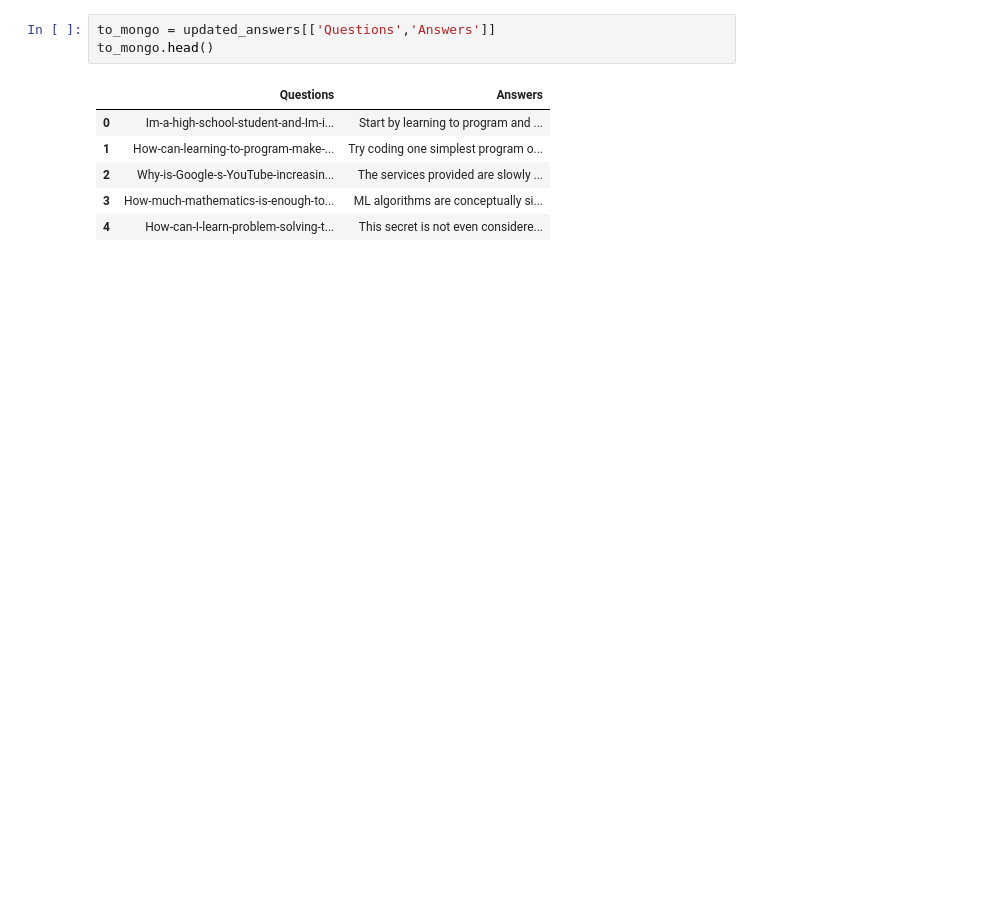
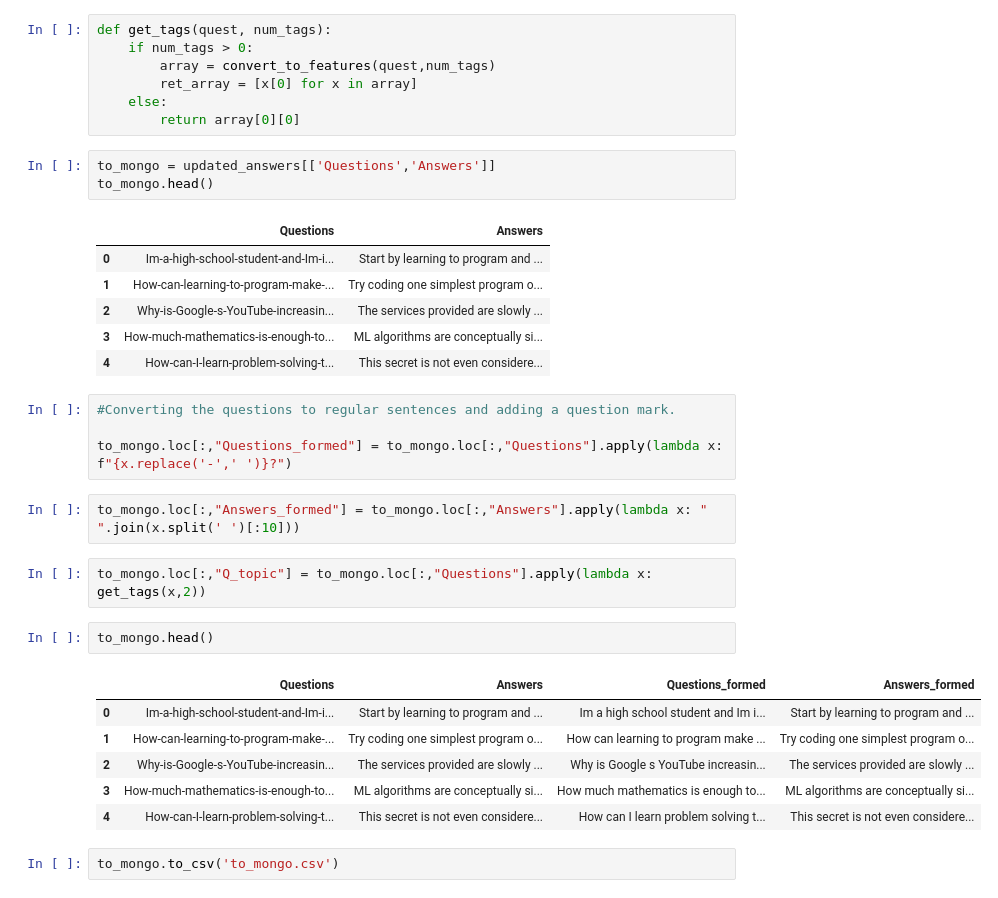
Before and after one commit to Kamalabot/Datagathering_Automation, a Jupyter notebook: QuoraScraper.ipynb, the cells around one changed output. Drawn from its saved outputs; the diff is of its cells as text; blank space fills up the shorter version.

```diff
--- a/QuoraScraper.ipynb
+++ b/QuoraScraper.ipynb
@@ -709,3 +690,10 @@ Next steps to create a git-hub page for
+# %%
+def get_tags(quest, num_tags):
+    if num_tags > 0:
+        array = convert_to_features(quest,num_tags)
+        ret_array = [x[0] for x in array]
+    else:
+        return array[0][0]
 # %%
 to_mongo = updated_answers[['Questions','Answers']]
 to_mongo.head()
@@ -716,3 +704,22 @@ to_mongo.head()
 | 2 | Why-is-Google-s-YouTube-increasin... | The services provided are slowly ... |
 | 3 | How-much-mathematics-is-enough-to... | ML algorithms are conceptually si... |
 | 4 | How-can-I-learn-problem-solving-t... | This secret is not even considere... |
+# %%
+#Converting the questions to regular sentences and adding a question mark.
+
+to_mongo.loc[:,"Questions_formed"] = to_mongo.loc[:,"Questions"].apply(lambda x: f"{x.replace('-',' ')}?")
+# %%
+to_mongo.loc[:,"Answers_formed"] = to_mongo.loc[:,"Answers"].apply(lambda x: " ".join(x.split(' ')[:10]))
+# %%
+to_mongo.loc[:,"Q_topic"] = to_mongo.loc[:,"Questions"].apply(lambda x: get_tags(x,2))
+# %%
+to_mongo.head()
+# %% [output]
+|  | Questions | Answers | Questions_formed | Answers_formed |
+| 0 | Im-a-high-school-student-and-Im-i... | Start by learning to program and ... | Im a high school student and Im i... | Start by learning to program and ... |
+| 1 | How-can-learning-to-program-make-... | Try coding one simplest program o... | How can learning to program make ... | Try coding one simplest program o... |
+| 2 | Why-is-Google-s-YouTube-increasin... | The services provided are slowly ... | Why is Google s YouTube increasin... | The services provided are slowly ... |
+| 3 | How-much-mathematics-is-enough-to... | ML algorithms are conceptually si... | How much mathematics is enough to... | ML algorithms are conceptually si... |
+| 4 | How-can-I-learn-problem-solving-t... | This secret is not even considere... | How can I learn problem solving t... | This secret is not even considere... |
+# %%
+to_mongo.to_csv('to_mongo.csv')
```
Also changed, not shown: parts of 9 cells of this notebook, 5 other files.
